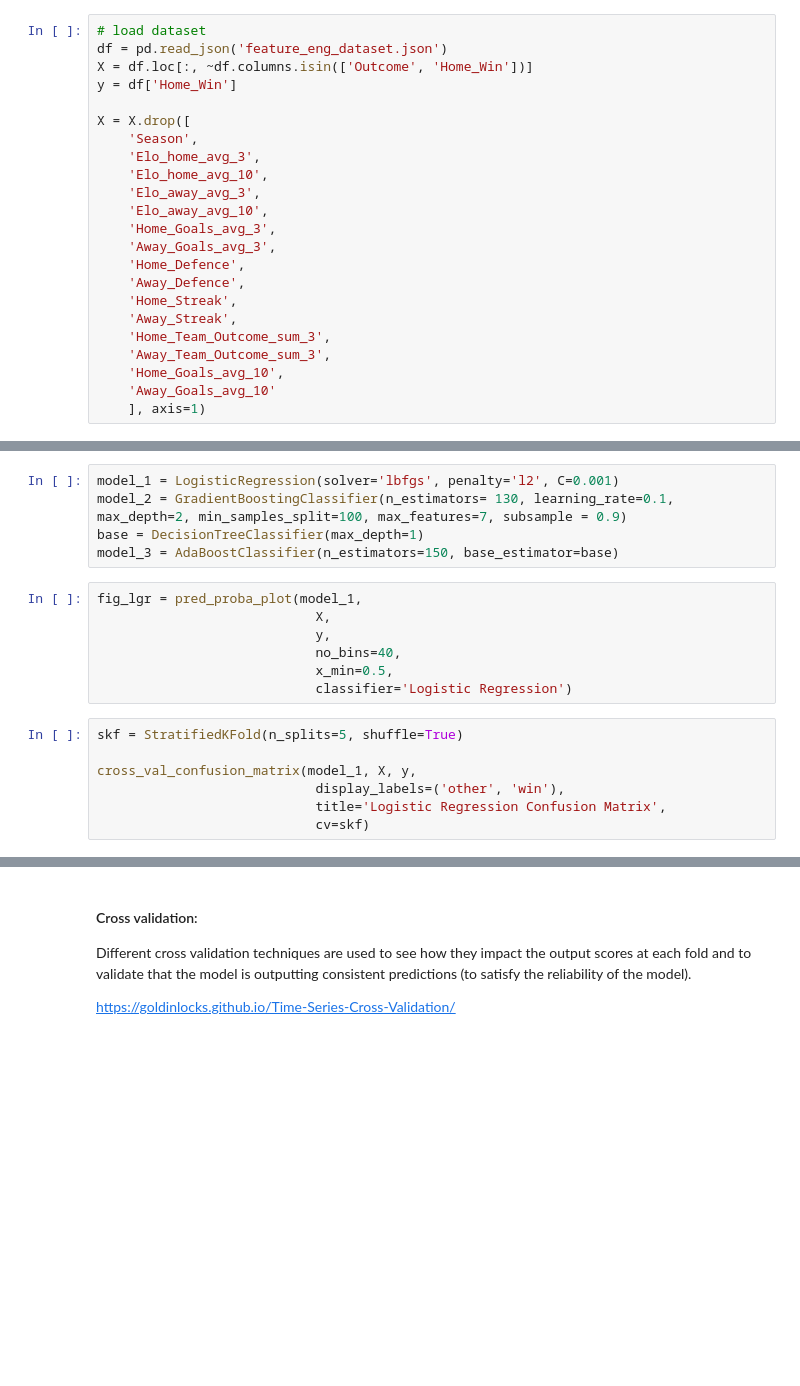
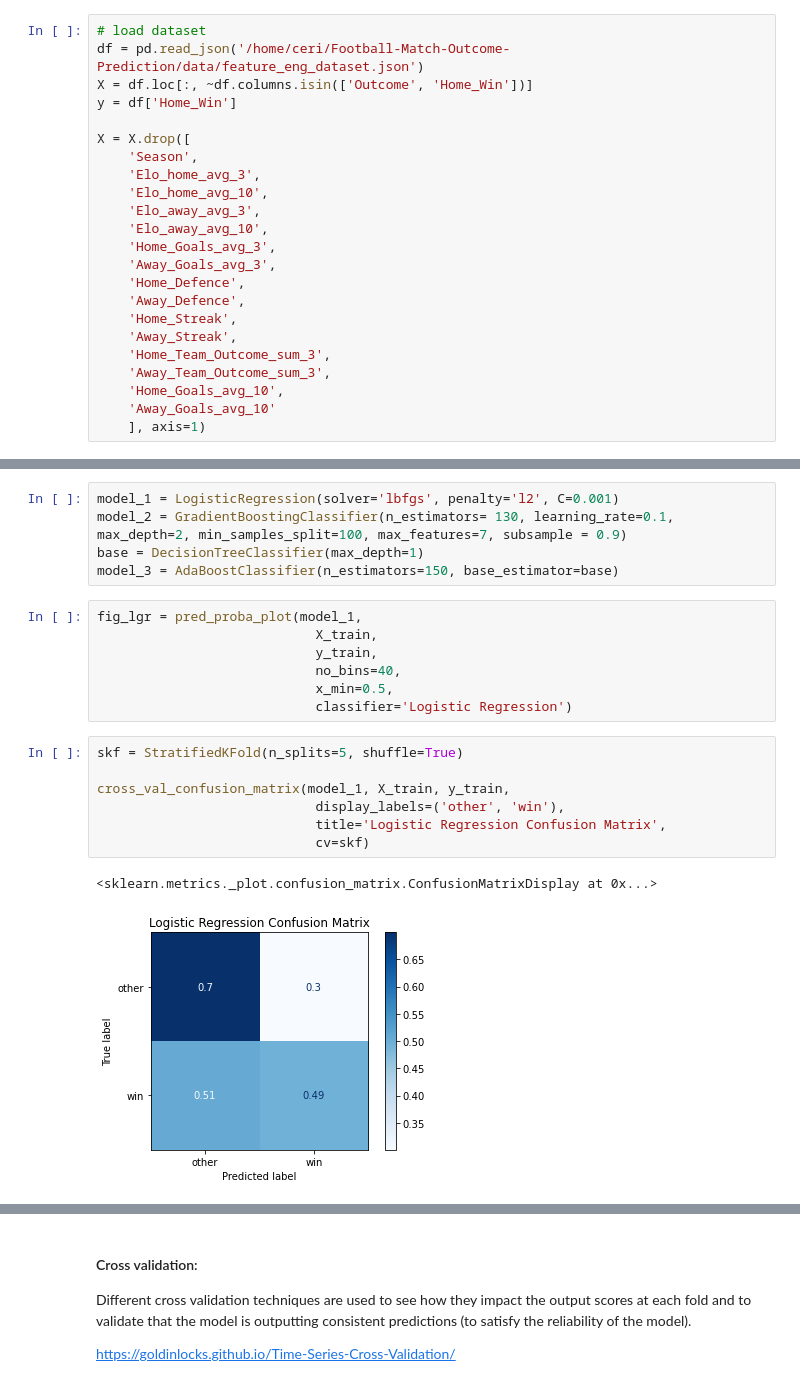
Before and after one commit to ceridwenreed/Football-Match-Outcome-Prediction, a Jupyter notebook: project/model_explained.ipynb, the cells around one changed output, grey strips where cells are left out. Drawn from its saved outputs; the diff is of its cells as text; blank space fills up the shorter version.

Commit message:
add visualisation script

```diff
--- a/project/model_explained.ipynb
+++ b/project/model_explained.ipynb
@@ -23,6 +25,6 @@ from sklearn.metrics import confusion_matrix, ConfusionMatrixDisplay
 # %%
 # load dataset
-df = pd.read_json('feature_eng_dataset.json')
+df = pd.read_json('/home/ceri/Football-Match-Outcome-Prediction/data/feature_eng_dataset.json')
 X = df.loc[:, ~df.columns.isin(['Outcome', 'Home_Win'])]
 y = df['Home_Win']
 
@@ -279,17 +283,20 @@ base = DecisionTreeClassifier(max_depth=1)
 model_3 = AdaBoostClassifier(n_estimators=150, base_estimator=base)
 # %%
 fig_lgr = pred_proba_plot(model_1,
-                            X,
-                            y,
+                            X_train,
+                            y_train,
                             no_bins=40,
                             x_min=0.5,
                             classifier='Logistic Regression')
 # %%
 skf = StratifiedKFold(n_splits=5, shuffle=True)
 
-cross_val_confusion_matrix(model_1, X, y,
+cross_val_confusion_matrix(model_1, X_train, y_train,
                             display_labels=('other', 'win'),
                             title='Logistic Regression Confusion Matrix',
                             cv=skf)
+# %% [output]
+<sklearn.metrics._plot.confusion_matrix.ConfusionMatrixDisplay at 0x...>
+[figure, added]
 # %% [markdown]
 #### Pairwise relationship plot with sns PairGrid
```
Also changed, not shown: parts of 7 cells of this notebook, 5 other files.
